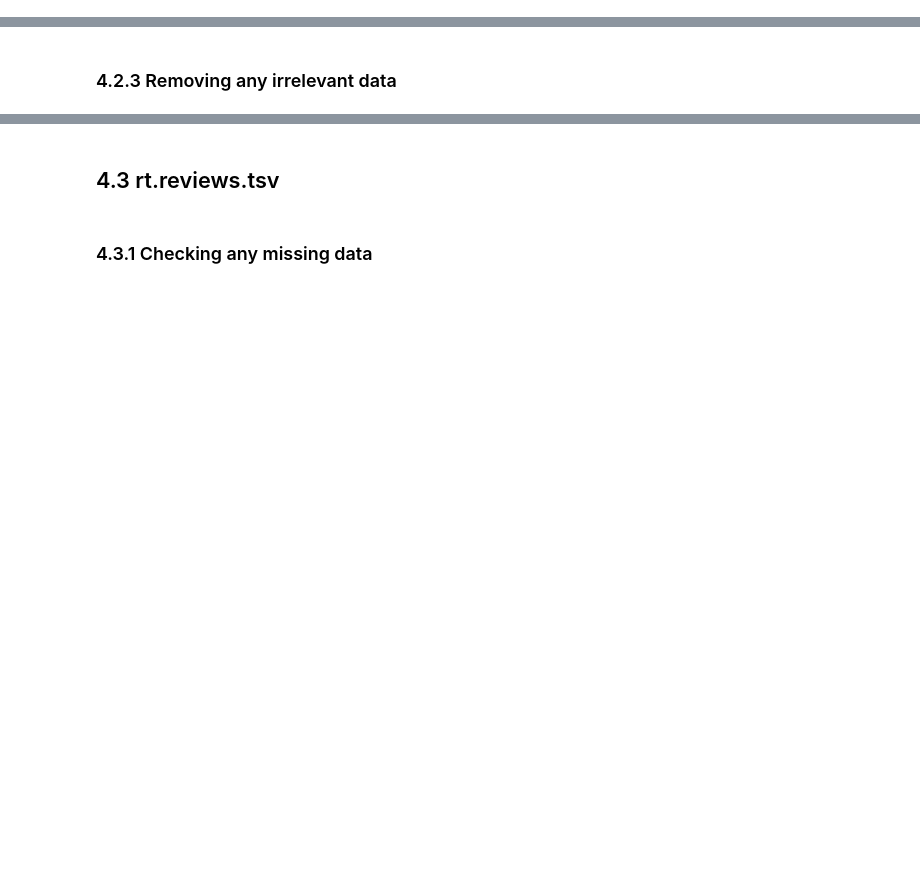
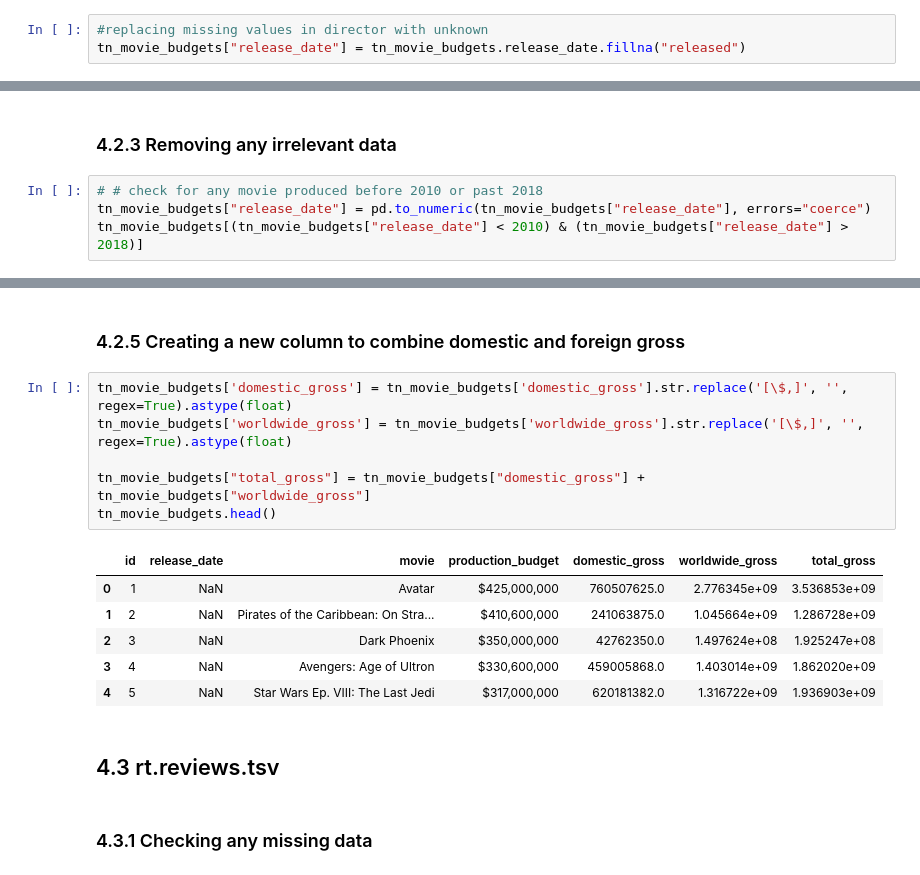
Before and after one commit to MuchiriKinyua/Microsoft-Movie-Project, a Jupyter notebook: Microsoft Movie project.ipynb, the cells around one changed output, grey strips where cells are left out. Drawn from its saved outputs; the diff is of its cells as text; blank space fills up the shorter version.

```diff
--- a/Microsoft Movie project.ipynb
+++ b/Microsoft Movie project.ipynb
@@ -260,2 +332,5 @@ Length: 3387, dtype: bool
+# %%
+#replacing missing values in director with unknown
+tn_movie_budgets["release_date"] = tn_movie_budgets.release_date.fillna("released")
 # %% [markdown]
 ### 4.2.2 Removing any duplicates
@@ -267,2 +342,6 @@ tn_movie_budgets[tn_movie_budgets.duplicated(keep=False)].sort_values(by = "id")
 # %% [markdown]
 ### 4.2.3 Removing any irrelevant data
+# %%
+# # check for any movie produced before 2010 or past 2018
+tn_movie_budgets["release_date"] = pd.to_numeric(tn_movie_budgets["release_date"], errors="coerce")
+tn_movie_budgets[(tn_movie_budgets["release_date"] < 2010) & (tn_movie_budgets["release_date"] > 2018)]
@@ -269,3 +362,18 @@ tn_movie_budgets[tn_movie_budgets.duplicated(keep=False)].sort_values(by = "id")
+# %% [markdown]
+### 4.2.5 Creating a new column to combine domestic and foreign gross
+# %%
+tn_movie_budgets['domestic_gross'] = tn_movie_budgets['domestic_gross'].str.replace('[\$,]', '', regex=True).astype(float)
+tn_movie_budgets['worldwide_gross'] = tn_movie_budgets['worldwide_gross'].str.replace('[\$,]', '', regex=True).astype(float)
+
+tn_movie_budgets["total_gross"] = tn_movie_budgets["domestic_gross"] + tn_movie_budgets["worldwide_gross"]
+tn_movie_budgets.head()
+# %% [output]
+|  | id | release_date | movie | production_budget | domestic_gross | worldwide_gross | total_gross |
+| 0 | 1 | NaN | Avatar | $425,000,000 | 760507625.0 | 2.776345e+09 | 3.536853e+09 |
+| 1 | 2 | NaN | Pirates of the Caribbean: On Stra... | $410,600,000 | 241063875.0 | 1.045664e+09 | 1.286728e+09 |
+| 2 | 3 | NaN | Dark Phoenix | $350,000,000 | 42762350.0 | 1.497624e+08 | 1.925247e+08 |
+| 3 | 4 | NaN | Avengers: Age of Ultron | $330,600,000 | 459005868.0 | 1.403014e+09 | 1.862020e+09 |
+| 4 | 5 | NaN | Star Wars Ep. VIII: The Last Jedi | $317,000,000 | 620181382.0 | 1.316722e+09 | 1.936903e+09 |
 # %% [markdown]
 ## 4.3 rt.reviews.tsv
 # %% [markdown]
```
Also changed, not shown: parts of 36 cells of this notebook.
